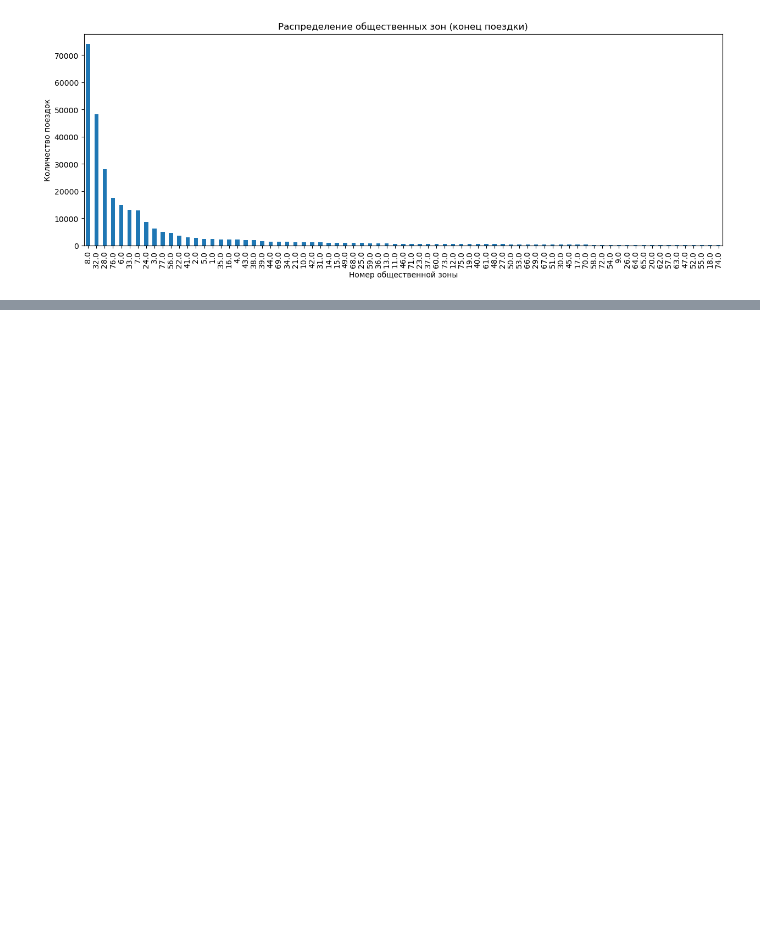
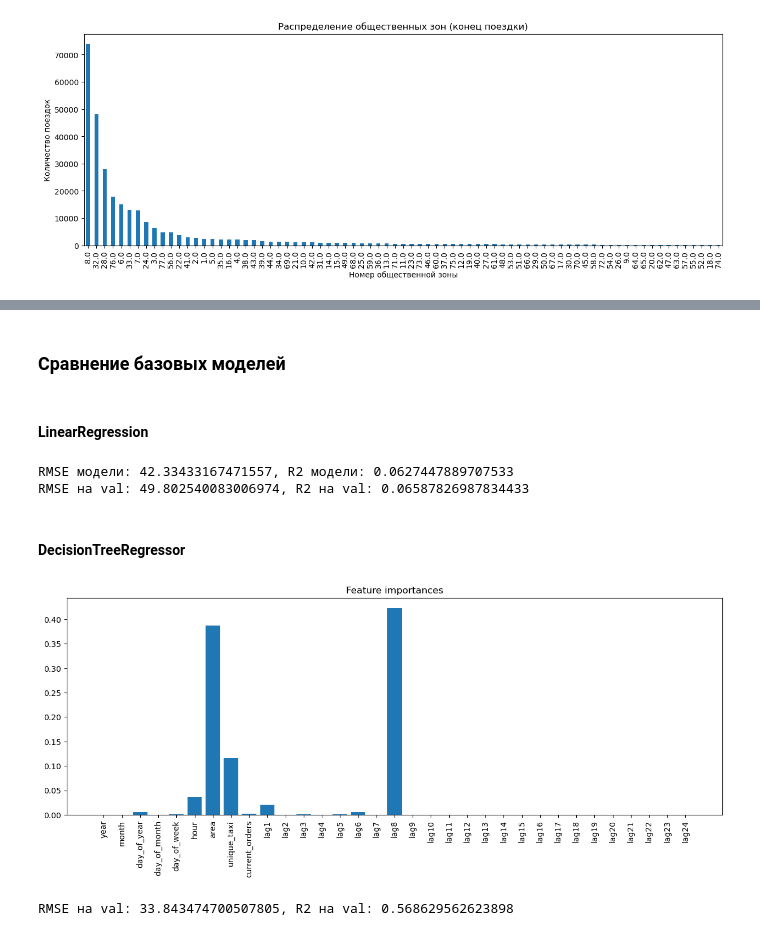
Before and after one commit to ekkv/chicago-taxi, a Jupyter notebook: notebook.ipynb, the cells around one changed output, grey strips where cells are left out. Cells and saved outputs as stored; diff of their text form; code cells hidden in the pictures; blank space fills up the shorter version.

```diff
--- a/notebook.ipynb
+++ b/notebook.ipynb
@@ -306,0 +412,2 @@ temp_df
+# %%
+df = df.na.drop()
@@ -306,0 +455,59 @@ temp_df
+# %%
+def model_metrics(model):
+
+    try:
+        importances = model.featureImportances.toArray()
+        plt.figure(figsize=(15, 5))
+        plt.title('Feature importances')
+        plt.bar(featureCols, importances)
+        plt.xticks(rotation=90)
+        plt.show()
+
+    except: pass
+
+    try:
+        print(f"RMSE модели: {model.summary.rootMeanSquaredError}, R2 модели: {model.summary.r2}")
+
+    except: pass
+
+
+def subset_metrics(model, subset_name='val'):
+
+    if subset_name == 'val':
+        subset = val
+
+    elif subset_name == 'test':
+        subset = test
+
+    predictions = model.transform(subset)
+
+    y_true = predictions.select('target').toPandas()
+    y_pred = predictions.select('predicted').toPandas()
+
+    rmse = mean_squared_error(y_true, y_pred, squared=False)
+    r2 = r2_score(y_true, y_pred)
+
+    print(f"RMSE на {subset_name}: {rmse}, R2 на {subset_name}: {r2}")
+# %% [markdown]
+### Сравнение базовых моделей
+# %% [markdown]
+#### LinearRegression
+# %%
+lr = LinearRegression(featuresCol='features_scaled', labelCol="target", predictionCol='predicted',
+                      standardization=False)
+linearModel = lr.fit(train)
+model_metrics(linearModel)
+subset_metrics(linearModel)
+# %% [output]
+RMSE модели: 42.33433167471557, R2 модели: 0.0627447889707533
+RMSE на val: 49.802540083006974, R2 на val: 0.06587826987834433
+# %% [markdown]
+#### DecisionTreeRegressor
+# %%
+dtr = DecisionTreeRegressor(featuresCol='features_scaled', labelCol="target", predictionCol='predicted', seed=state)
+dtModel = dt.fit(scaled_train)
+model_metrics(dtrModel)
+subset_metrics(dtrModel)
+# %% [output]
+[figure, added]
+RMSE на val: 33.843474700507805, R2 на val: 0.568629562623898
```
Also changed, not shown: parts of 46 cells of this notebook.
